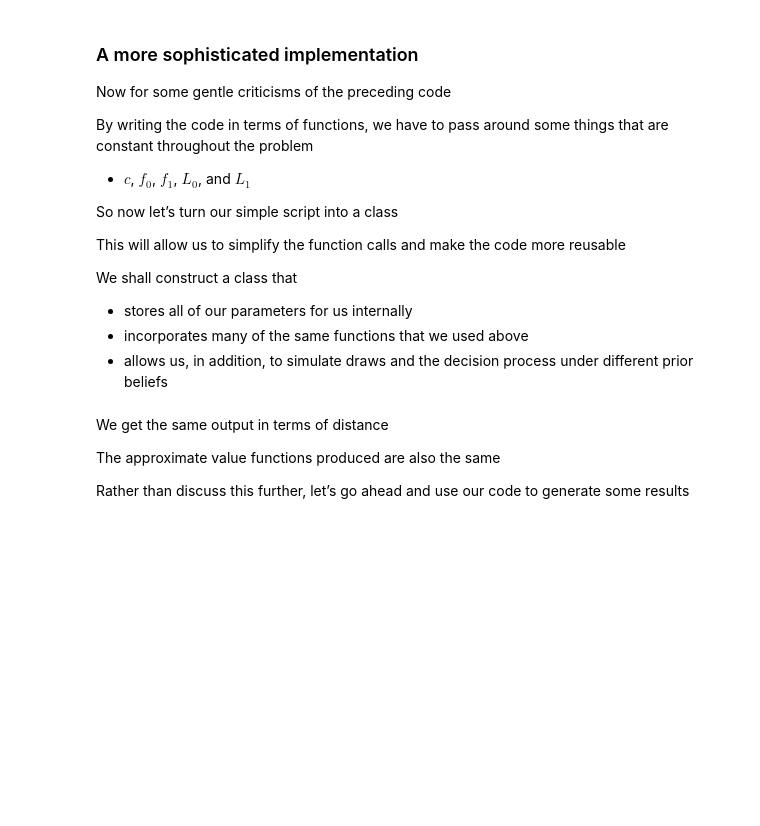
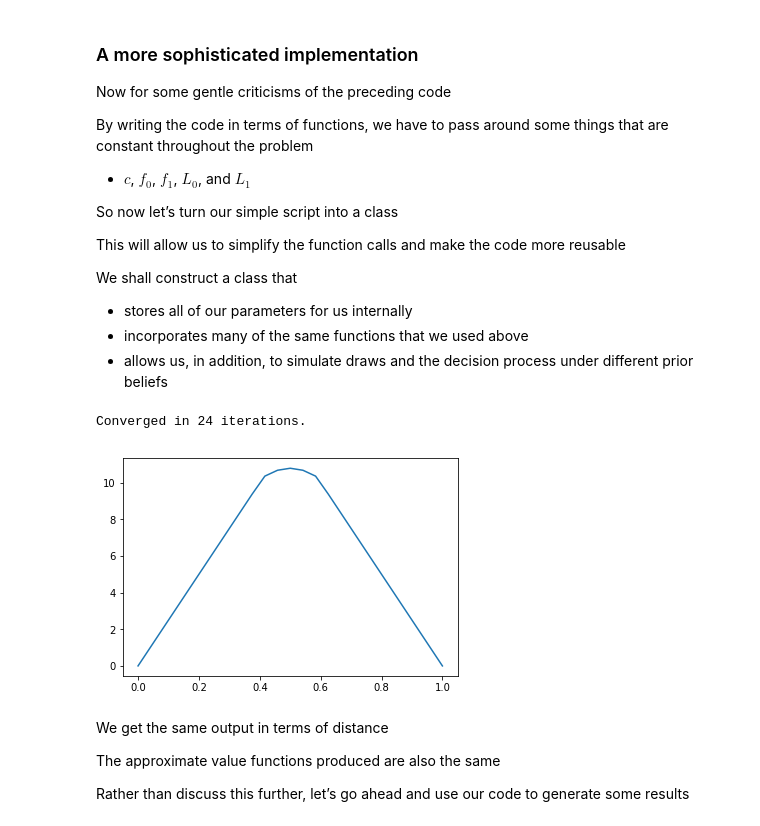
Before and after one commit to jstac/jitting_py_lectures, a Jupyter notebook: wald_friedman.ipynb, the cells around one changed output. Drawn from its saved outputs; the diff is of its cells as text; code cells hidden in the pictures; blank space fills up the shorter version.

```diff
--- a/wald_friedman.ipynb
+++ b/wald_friedman.ipynb
@@ -800,3 +575,43 @@ wfJ = wf.solve_model()
+# %%
+def solve_model(wf,
+                use_parallel=True,
+                tol=1e-4,
+                max_iter=1000,
+                verbose=True,
+                print_skip=25):
+
+    T = operator_factory(wf, parallel_flag=use_parallel)
+
+    # Set up loop
+    j = np.zeros(len(wf.p_grid))
+    i = 0
+    error = tol + 1
+
+    while i < max_iter and error > tol:
+        j_new = T(j)
+        error = np.max(np.abs(j - j_new))
+        i += 1
+        if verbose and i % print_skip == 0:
+            print(f"Error at iteration {i} is {error}.")
+        j = j_new
+
+    if i == max_iter:
+        print("Failed to converge!")
+
+    if verbose and i < max_iter:
+        print(f"\nConverged in {i} iterations.")
+
+    return j_new
+# %%
+wf = WaldFriedman()
+j_star = solve_model(wf)
+# %% [output]
+Converged in 24 iterations.
+# %%
+plt.plot(wf.p_grid, j_star)
+plt.show()
+# %% [output]
+[figure, added]
 # %% [markdown]
 We get the same output in terms of distance
 
```
Also changed, not shown: parts of 6 cells of this notebook.
